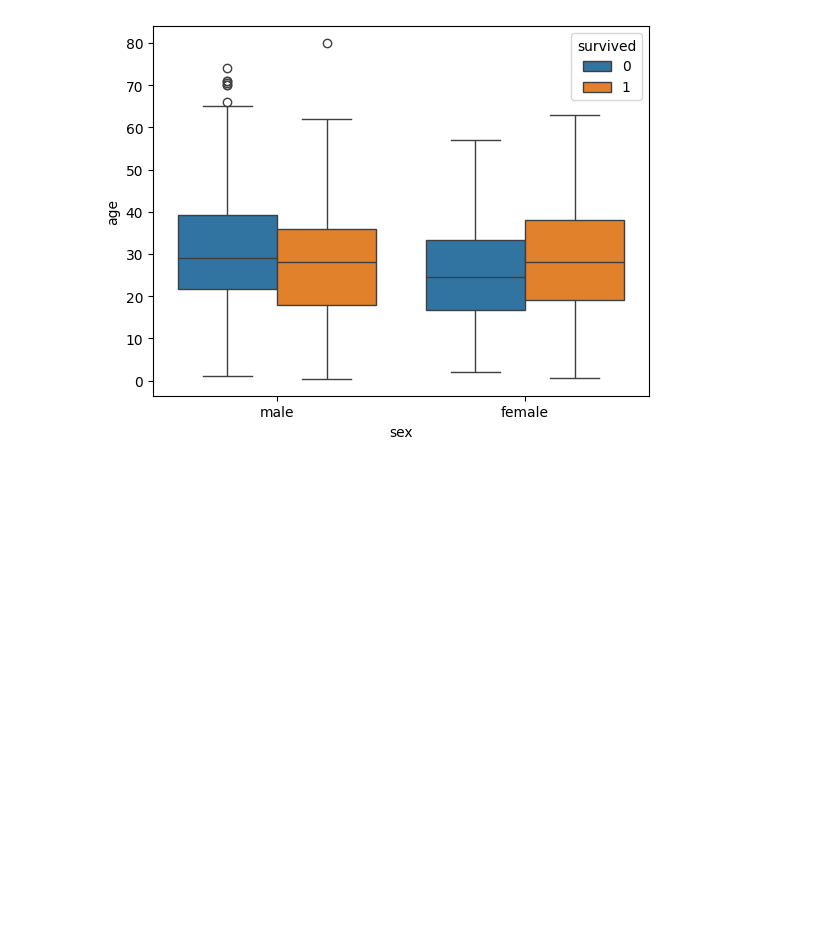
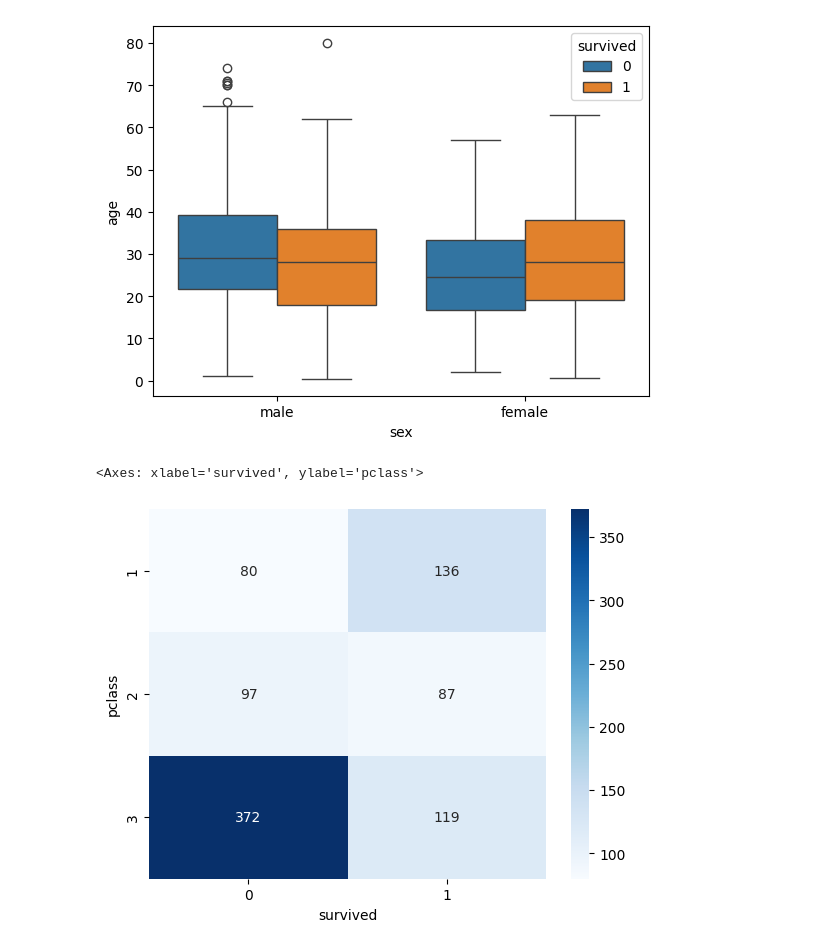
Before and after one commit to Salmanfarsi2561/PYTHON_ML, a Jupyter notebook: EDA/bimultivariate.ipynb, the cells around one changed output. Cells and saved outputs as stored; diff of their text form; code cells hidden in the pictures; blank space fills up the shorter version.

```diff
--- a/EDA/bimultivariate.ipynb
+++ b/EDA/bimultivariate.ipynb
@@ -41,3 +41,11 @@ sns.boxplot(x='sex',y='age',hue='survived',data=titanic)
 # %% [output]
 <Axes: xlabel='sex', ylabel='age'>
 [figure]
+# %%
+#HEATMAP
+
+crosstab = pd.crosstab(titanic['pclass'],titanic['survived'])
+sns.heatmap(crosstab,annot=True,fmt='d',cmap='Blues')
+# %% [output]
+<Axes: xlabel='survived', ylabel='pclass'>
+[figure, added]
```
Also changed, not shown: parts of 3 cells of this notebook.
